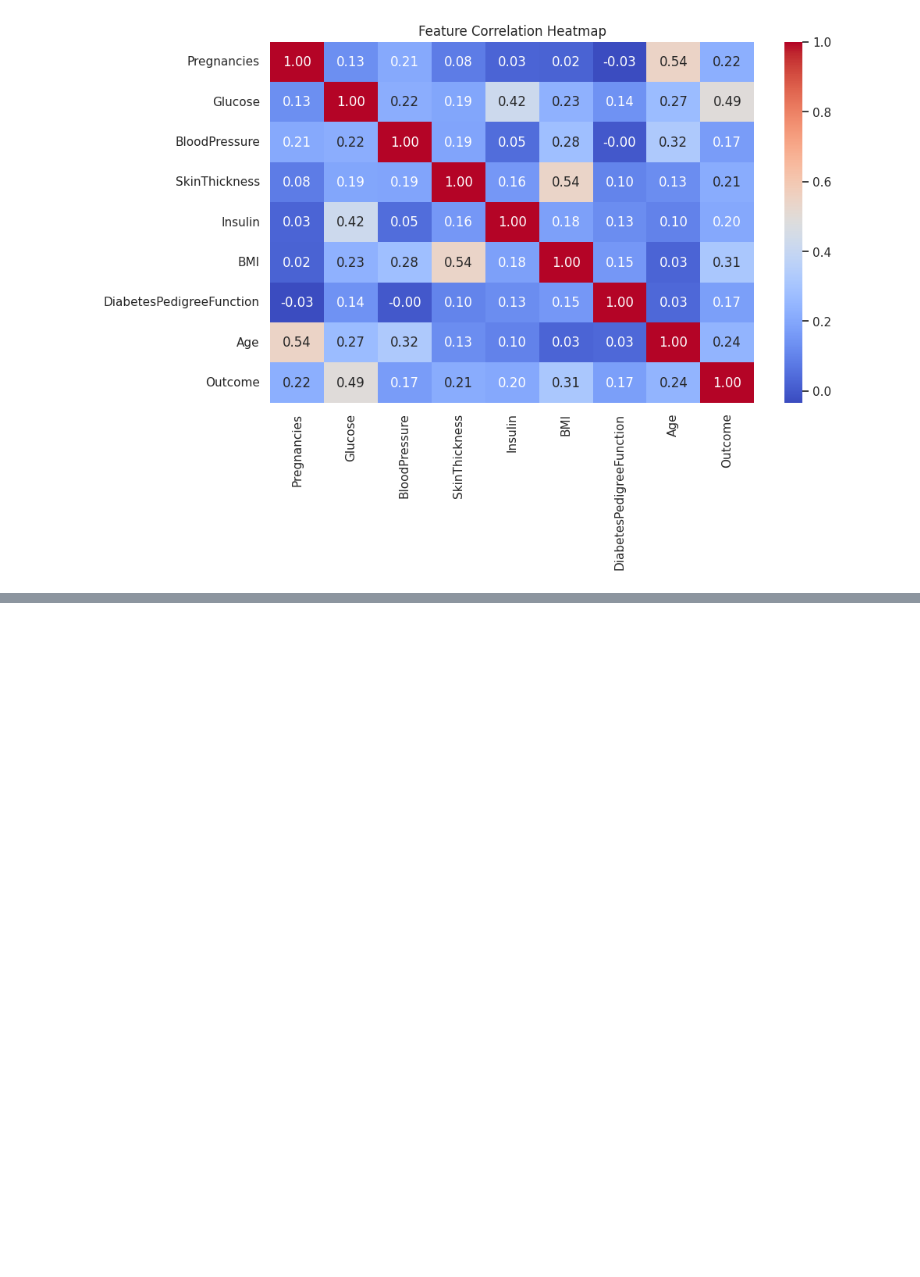
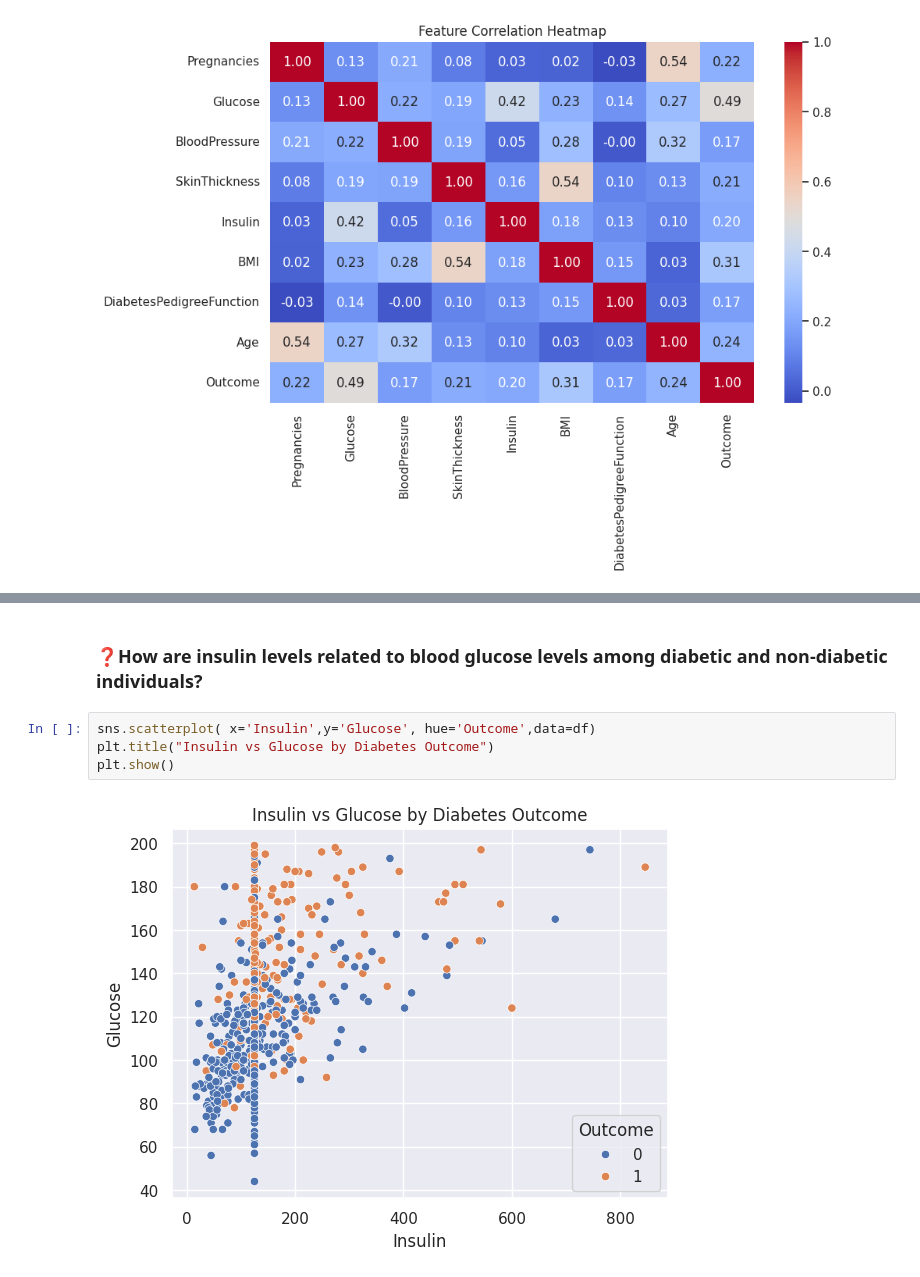
Before and after one commit to saraa-sunny/diabetes-risk-prediction, a Jupyter notebook: notebooks/diabetes_prediction.ipynb, the cells around one changed output, grey strips where cells are left out. Cells and saved outputs as stored; diff of their text form; blank space fills up the shorter version.

```diff
--- a/notebooks/diabetes_prediction.ipynb
+++ b/notebooks/diabetes_prediction.ipynb
@@ -151,0 +211,8 @@ plt.show()
+# %% [markdown]
+### ❓How are insulin levels related to blood glucose levels among diabetic and non-diabetic individuals?
+# %%
+sns.scatterplot( x='Insulin',y='Glucose', hue='Outcome',data=df)
+plt.title("Insulin vs Glucose by Diabetes Outcome")
+plt.show()
+# %% [output]
+[figure, added]
```
Also changed, not shown: parts of 45 cells of this notebook.
